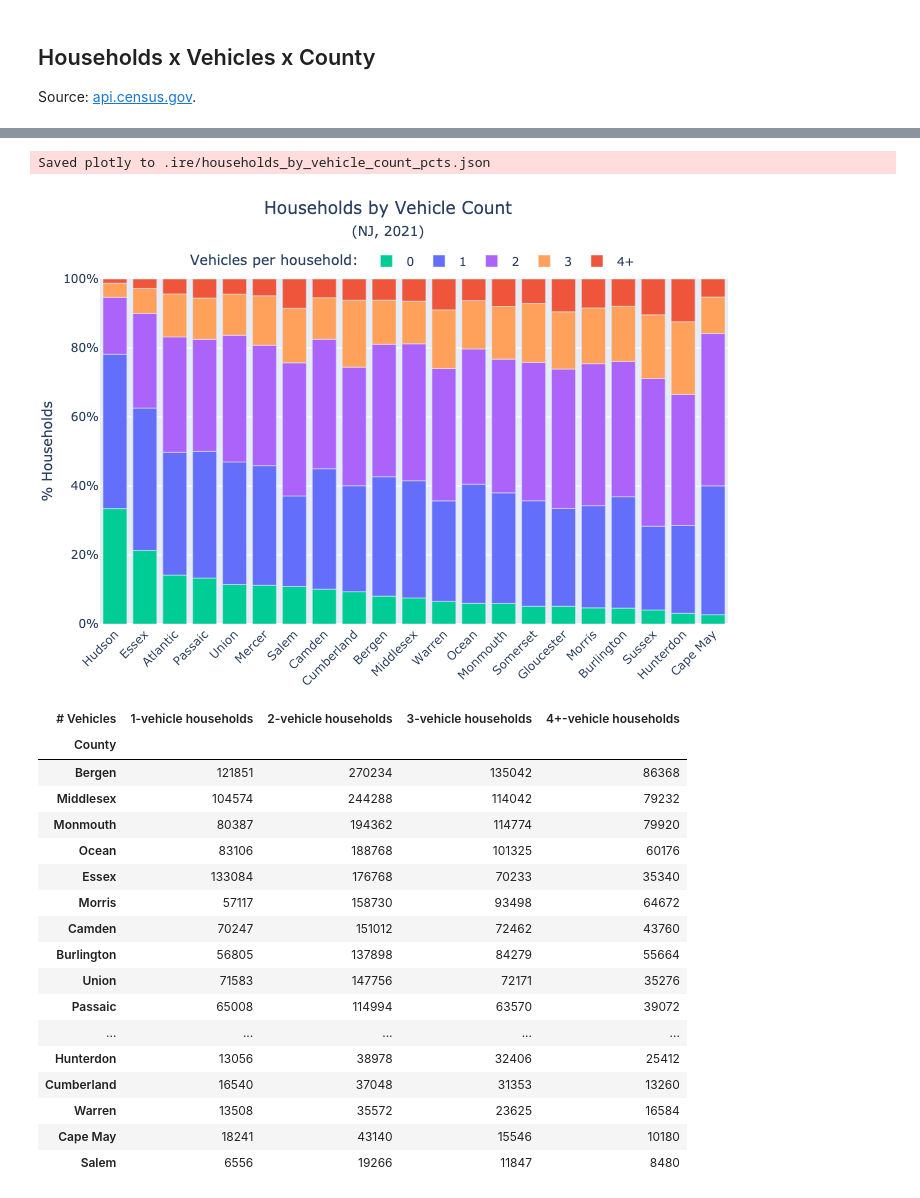
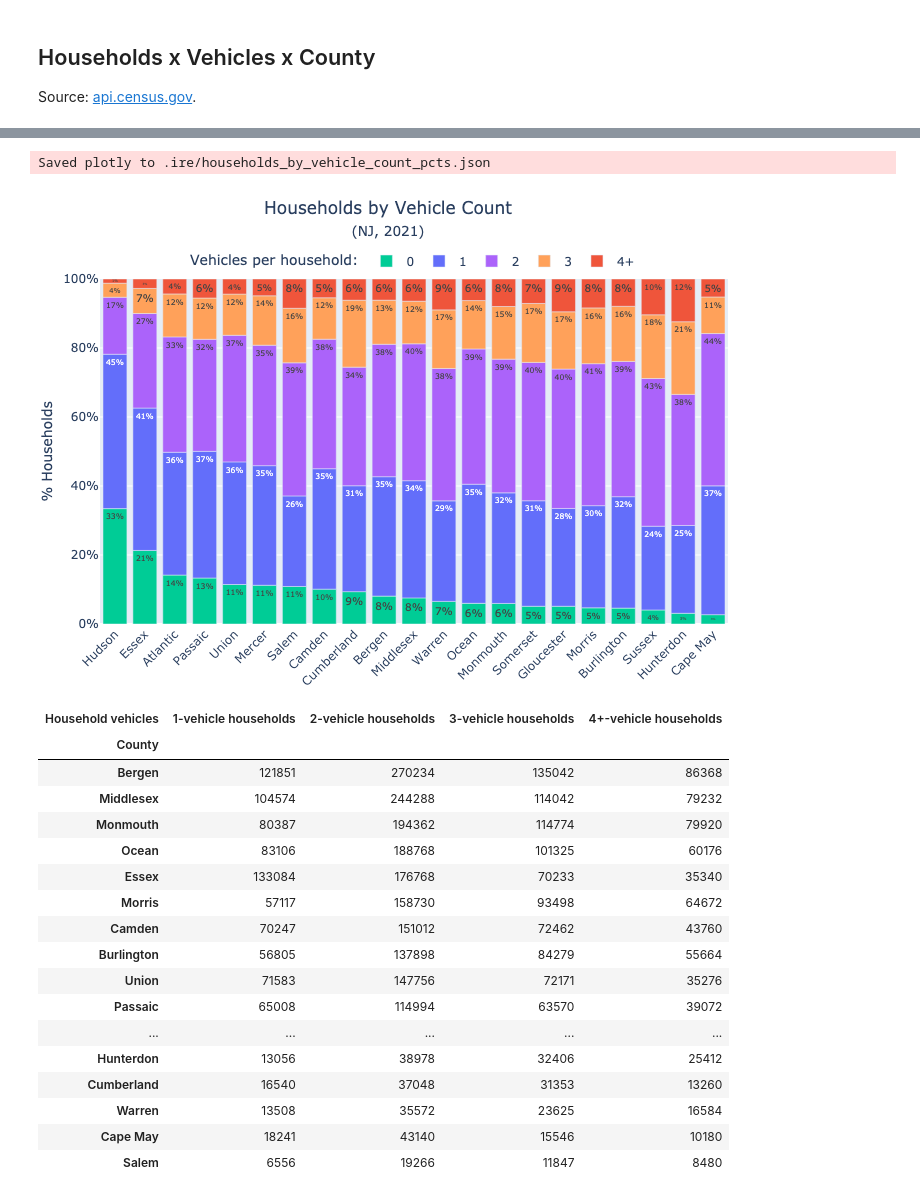
Before and after one commit to hudcostreets/household-vehicles, a Jupyter notebook: nj/household vehicle ownership.ipynb, the cells around one changed output, grey strips where cells are left out. Saved outputs shown, nothing was run; the diff lists cells and outputs as text; code cells hidden in the pictures.

Commit message:
melt plots, add bar text

```diff
--- a/nj/household vehicle ownership.ipynb
+++ b/nj/household vehicle ownership.ipynb
@@ -36,18 +36,18 @@ Source: [api.census.gov].
 
 [api.census.gov]: https://api.census.gov/data/2021/acs/acs1?get=NAME,B08201_002E,B08201_003E,B08201_004E,B08201_005E,B08201_006E&for=county:*&in=state:34
 # %%
-df = d.copy()
-df.columns = df.iloc[0]
-df = df.iloc[1:]
-df = (
+hhs = d.copy()
+hhs.columns = hhs.iloc[0]
+hhs = hhs.iloc[1:]
+hhs = (
     sxs(
-        df.NAME.str.extract(r'(?P<County>.*) County, New Jersey'),
-        df,
+        hhs.NAME.str.extract(r'(?P<County>.*) County, New Jersey'),
+        hhs,
     )
     .set_index('County')
     .drop(columns=['NAME', 'state'])
 )
-df = df.rename(columns={
+hhs = hhs.rename(columns={
     'B08201_002E': '0 vehicles',
     'B08201_003E': '1 vehicles',
     'B08201_004E': '2 vehicles',
@@ -55,19 +55,19 @@ df = df.rename(columns={
     'B08201_006E': '4+ vehicles',
     'county': 'ccode',
 })
-df.columns.name = '# Households'
-ccode = df.ccode
-df = (
-    df
+hhs.columns.name = 'Household vehicles'
+ccode = hhs.ccode
+hhs = (
+    hhs
     .drop(columns='ccode')
     .astype(int)
 )
-df = (
-    df
-    .assign(total=df.sum(1))
+hhs = (
+    hhs
+    .assign(total=hhs.sum(1))
     .sort_values('total', ascending=False)
     .drop(columns='total')
 )
-export(df, 'hh')
+export(hhs, 'hh')
 # %% [output]
 Saved parquet to .ire/hh.parquet
@@ -131,0 +107,6 @@ Saved plotly to .ire/households_by_vehicle_count.json
+# %%
+hhs_pcts = hhs.div(hhs.sum(1), axis=0)
+hhs_pcts.columns = ['0', '1', '2', '3', '4+']
+hhs_pcts.columns.name = 'Household vehicles'
+hhs_pcts = hhs_pcts.sort_values('0', ascending=False)
+export(round(hhs_pcts * 100, 1), 'hh_pct')
@@ -132,29 +133,27 @@ Saved plotly to .ire/households_by_vehicle_count.json
 # %%
 pct_plot(
-    pcts,
+    hhs_pcts,
+    melt='% Households',
     title='Households by Vehicle Count',
     subtitle=subtitle,
     name='households_by_vehicle_count_pcts',
 )
 # %% [output]
 Saved plotly to .ire/households_by_vehicle_count_pcts.json
-[figure, old version]
+[figure, new version]
 # %%
-num_vehicles = df * [ idx for idx, name in enumerate(df.columns) ]
-num_vehicles.columns.name = '# Vehicles'
-num_vehicles = num_vehicles.rename(columns={
+vhs = hhs * [ idx for idx, name in enumerate(hhs.columns) ]
+vhs.columns.name = 'Household vehicles'
+vhs = vhs.rename(columns={
     f'{i} vehicles': f'{i}-vehicle households'
     for i in ['0', '1', '2', '3', '4+']
 }).drop(columns='0-vehicle households')
-total = num_vehicles.sum(1)
-nv_pcts = num_vehicles.div(total, axis=0).sort_values('1-vehicle households', ascending=False)
-nv_pcts.columns = ['1', '2', '3', '4+']
-nv_pcts.columns.name = '% Vehicles'
-num_vehicles['total'] = total
-num_vehicles = num_vehicles.sort_values('total', ascending=False).drop(columns='total')
-num_vehicles
+total = vhs.sum(1)
+vhs['total'] = total
+vhs = vhs.sort_values('total', ascending=False).drop(columns='total')
+vhs
 # %% [output]
-| # Vehicles | 1-vehicle households | 2-vehicle households | 3-vehicle households | 4+-vehicle households |
+| Household vehicles | 1-vehicle households | 2-vehicle households | 3-vehicle households | 4+-vehicle households |
 | County |  |  |  |  |
 | Bergen | 121851 | 270234 | 135042 | 86368 |
 | Middlesex | 104574 | 244288 | 114042 | 79232 |
```
Also changed, not shown: parts of 8 cells of this notebook, 30 other files.
